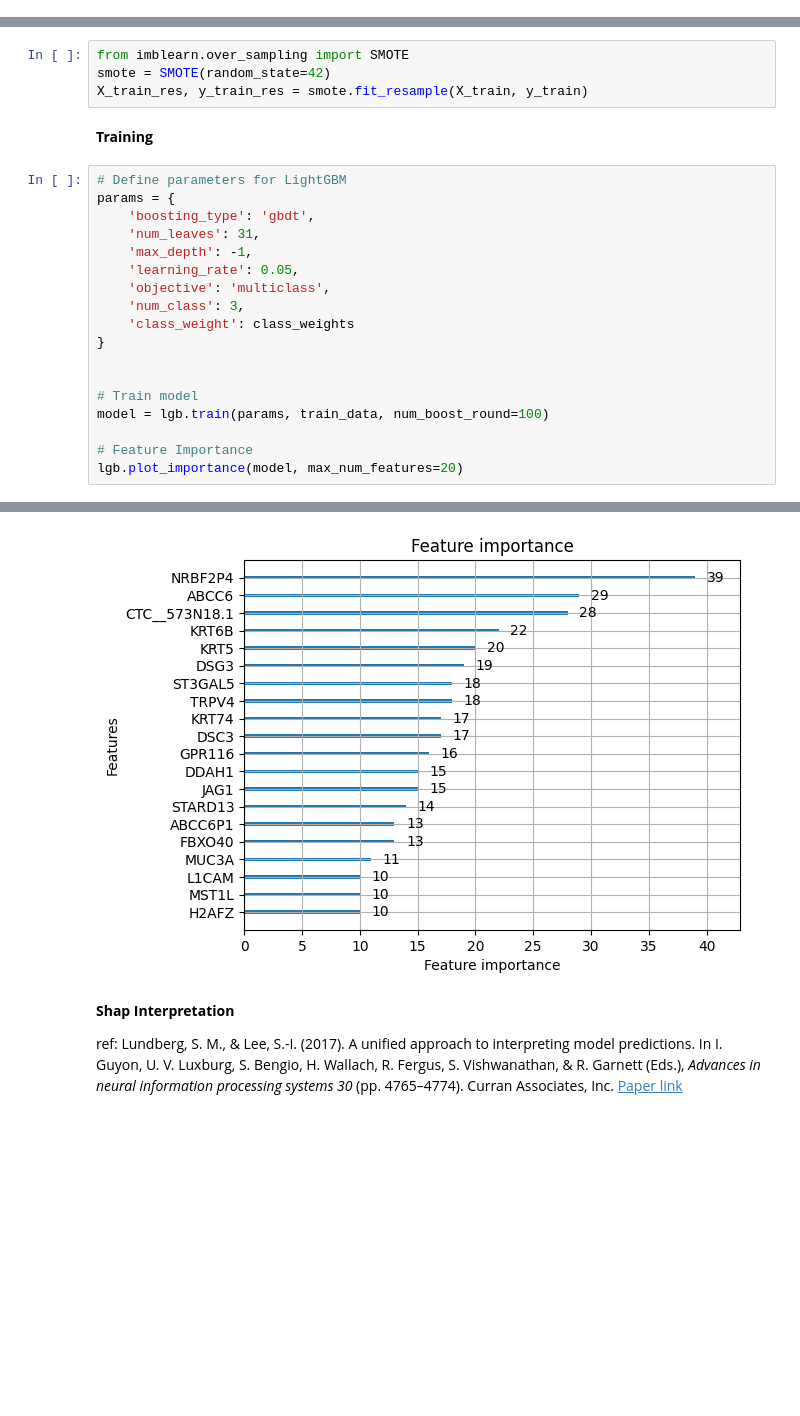
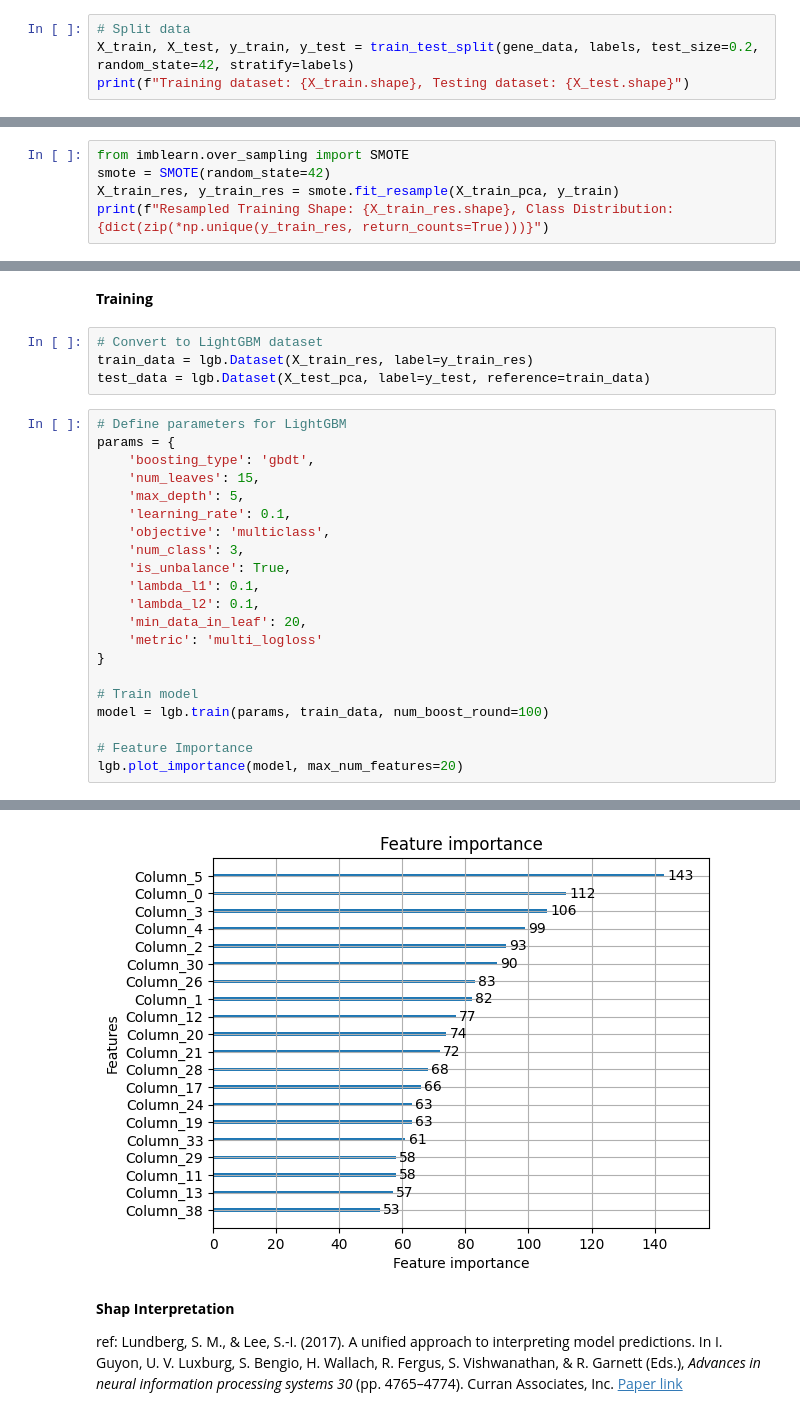
Before and after one commit to Kitiyaparnnn/NSCLC, a Jupyter notebook: train.ipynb, the cells around one changed output, grey strips where cells are left out. Drawn from its saved outputs; the diff is of its cells as text; blank space fills up the shorter version.

Commit message:
add PCA and SMOTE

```diff
--- a/train.ipynb
+++ b/train.ipynb
@@ -66,0 +121,4 @@ Name: count, dtype: int64
+# %%
+# Split data
+X_train, X_test, y_train, y_test = train_test_split(gene_data, labels, test_size=0.2, random_state=42, stratify=labels)
+print(f"Training dataset: {X_train.shape}, Testing dataset: {X_test.shape}")
@@ -75,0 +186,5 @@ Class weights: {np.int64(1): np.float64(0.9900497512437811), np.int64(2): np.flo
+# %%
+from imblearn.over_sampling import SMOTE
+smote = SMOTE(random_state=42)
+X_train_res, y_train_res = smote.fit_resample(X_train_pca, y_train)
+print(f"Resampled Training Shape: {X_train_res.shape}, Class Distribution: {dict(zip(*np.unique(y_train_res, return_counts=True)))}")
@@ -101,21 +211,24 @@ test_data = lgb.Dataset(X_test, label=y_test, reference=train_data)
-# %%
-from imblearn.over_sampling import SMOTE
-smote = SMOTE(random_state=42)
-X_train_res, y_train_res = smote.fit_resample(X_train, y_train)
 # %% [markdown]
 **Training**
+# %%
+# Convert to LightGBM dataset
+train_data = lgb.Dataset(X_train_res, label=y_train_res)
+test_data = lgb.Dataset(X_test_pca, label=y_test, reference=train_data)
 # %%
 # Define parameters for LightGBM
 params = {
     'boosting_type': 'gbdt',
-    'num_leaves': 31,
-    'max_depth': -1,
-    'learning_rate': 0.05,
+    'num_leaves': 15,
+    'max_depth': 5,
+    'learning_rate': 0.1,
     'objective': 'multiclass',
     'num_class': 3,
-    'class_weight': class_weights
+    'is_unbalance': True,
+    'lambda_l1': 0.1,
+    'lambda_l2': 0.1,
+    'min_data_in_leaf': 20,
+    'metric': 'multi_logloss'
 }
-
 
 # Train model
 model = lgb.train(params, train_data, num_boost_round=100)
@@ -127,4 +257,4 @@ lgb.plot_importance(model, max_num_features=20)
-[figure, old version]
+[figure, new version]
 # %% [markdown]
 **Shap Interpretation**
 
```
Also changed, not shown: parts of 21 cells of this notebook.
